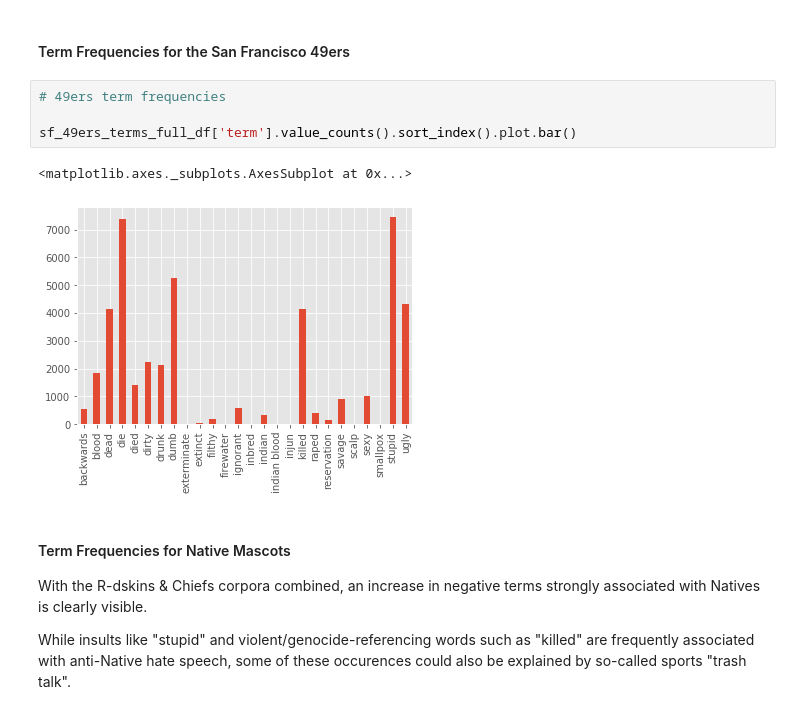
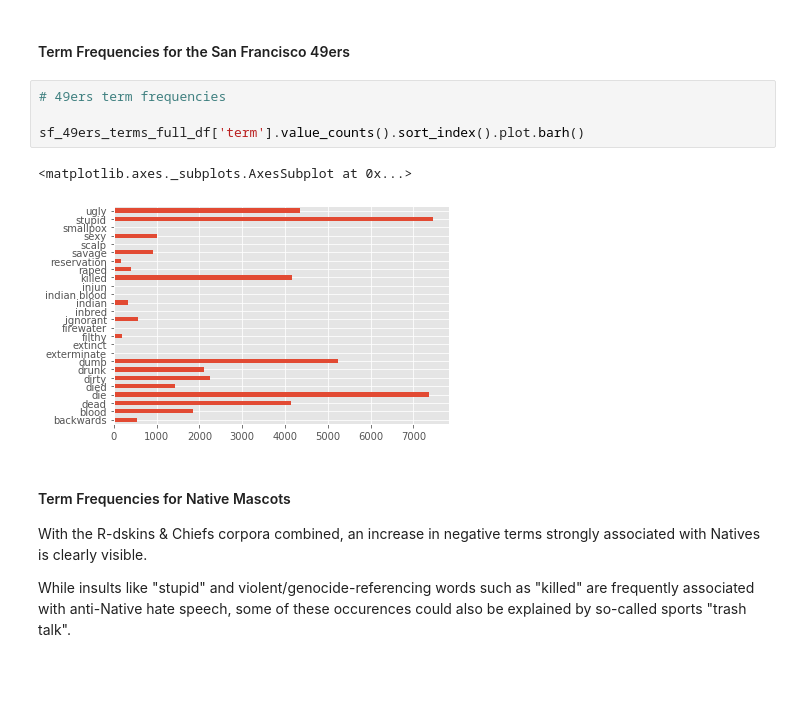
Before and after one commit to IndigenousEngineering/Not_Your_Mascot, a Jupyter notebook: Not_Your_Mascot_full.ipynb, the cells around one changed output. Saved outputs shown, nothing was run; the diff lists cells and outputs as text; blank space fills up the shorter version.

```diff
--- a/Not_Your_Mascot_full.ipynb
+++ b/Not_Your_Mascot_full.ipynb
@@ -1435,10 +1435,10 @@ Native_mascots_df.head()
 # %%
 # 49ers term frequencies
 
-sf_49ers_terms_full_df['term'].value_counts().sort_index().plot.bar()
+sf_49ers_terms_full_df['term'].value_counts().sort_index().plot.barh()
 # %% [output]
 <matplotlib.axes._subplots.AxesSubplot at 0x...>
-[figure, old version]
+[figure, new version]
 # %% [markdown]
 #### Term Frequencies for Native Mascots
 
```
Also changed, not shown: parts of 2 cells of this notebook.
